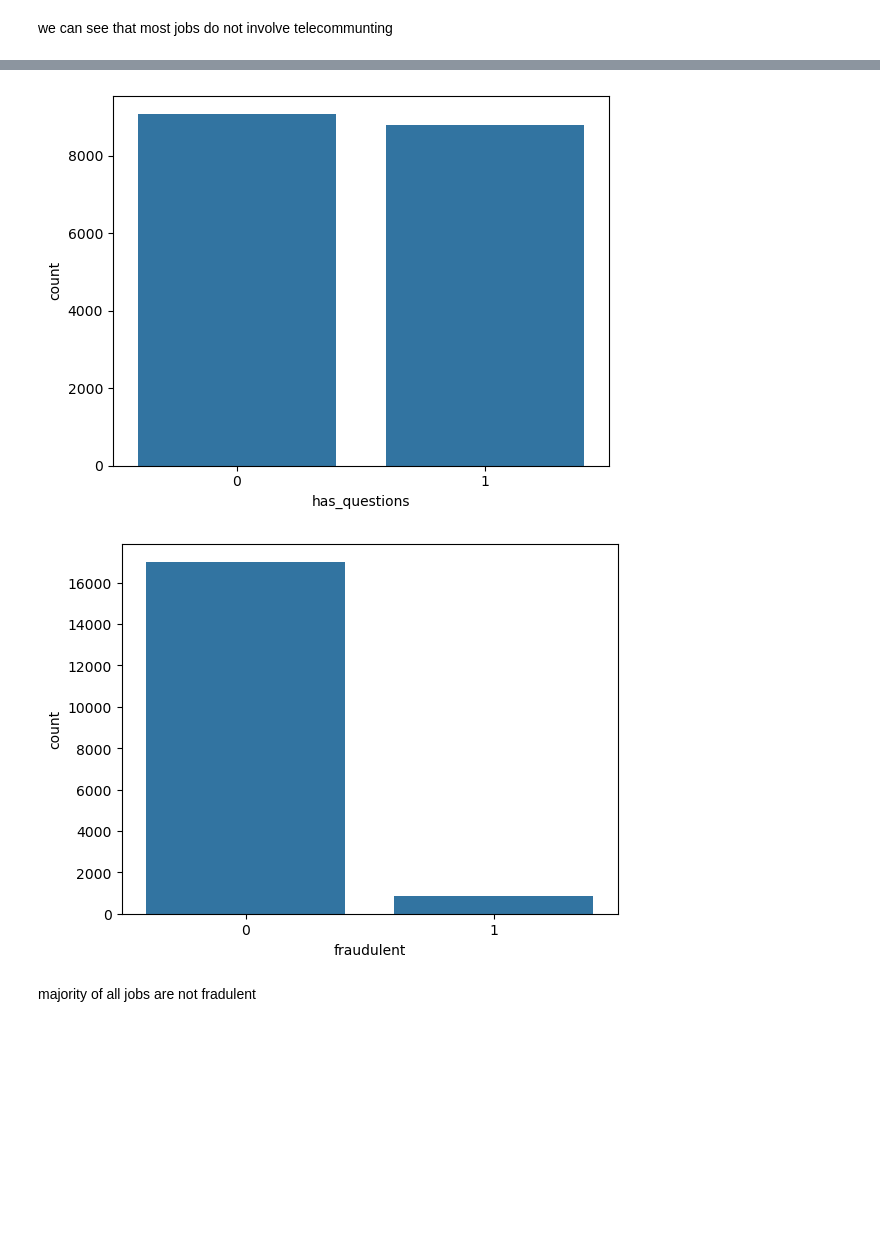
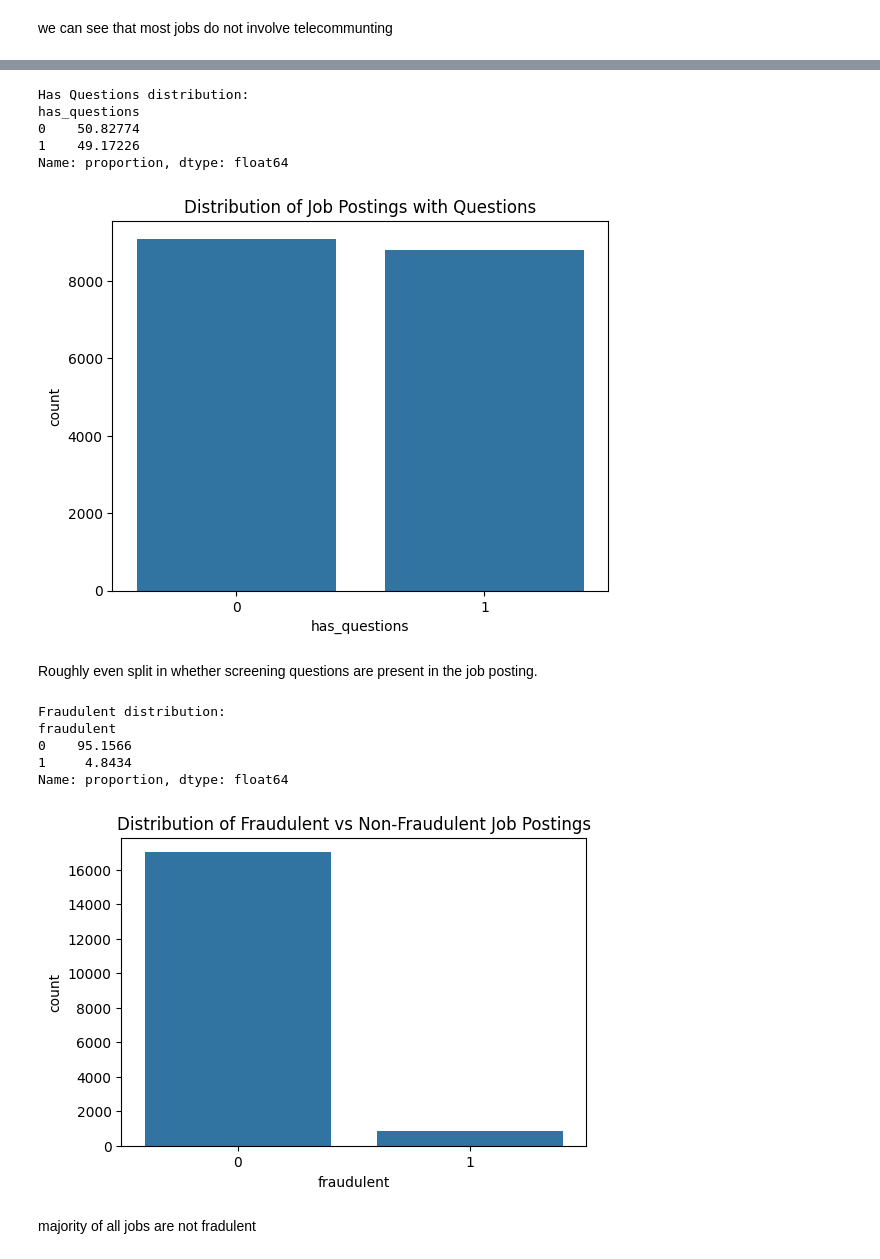
Before and after one commit to Bearson678/fake-job-posting_DL_Project, a Jupyter notebook: EDA.ipynb, the cells around one changed output, grey strips where cells are left out. Cells and saved outputs as stored; diff of their text form; code cells hidden in the pictures; blank space fills up the shorter version.

```diff
--- a/EDA.ipynb
+++ b/EDA.ipynb
@@ -226,12 +278,33 @@ plt.show()
 # %%
+print("\nHas Questions distribution:")
+print(df['has_questions'].value_counts(normalize=True) * 100)
+
 sns.countplot(x=df['has_questions'])
+plt.title('Distribution of Job Postings with Questions')
 plt.show()
 # %% [output]
+Has Questions distribution:
+has_questions
+0    50.82774
+1    49.17226
+Name: proportion, dtype: float64
-[figure, old version]
+[figure, new version]
+# %% [markdown]
+Roughly even split in whether screening questions are present in the job posting.
 # %%
-sns.countplot(x=df['fraudulent'])
+print("\nFraudulent distribution:")
+print(df['fraudulent'].value_counts(normalize=True) * 100)
+
+plt.figure(figsize=(6,4))
+sns.countplot(x='fraudulent',data=df)
+plt.title('Distribution of Fraudulent vs Non-Fraudulent Job Postings')
 plt.show()
 # %% [output]
+Fraudulent distribution:
+fraudulent
+0    95.1566
+1     4.8434
+Name: proportion, dtype: float64
-[figure, old version]
+[figure, new version]
 # %% [markdown]
 majority of all jobs are not fradulent
```
Also changed, not shown: parts of 47 cells of this notebook.
